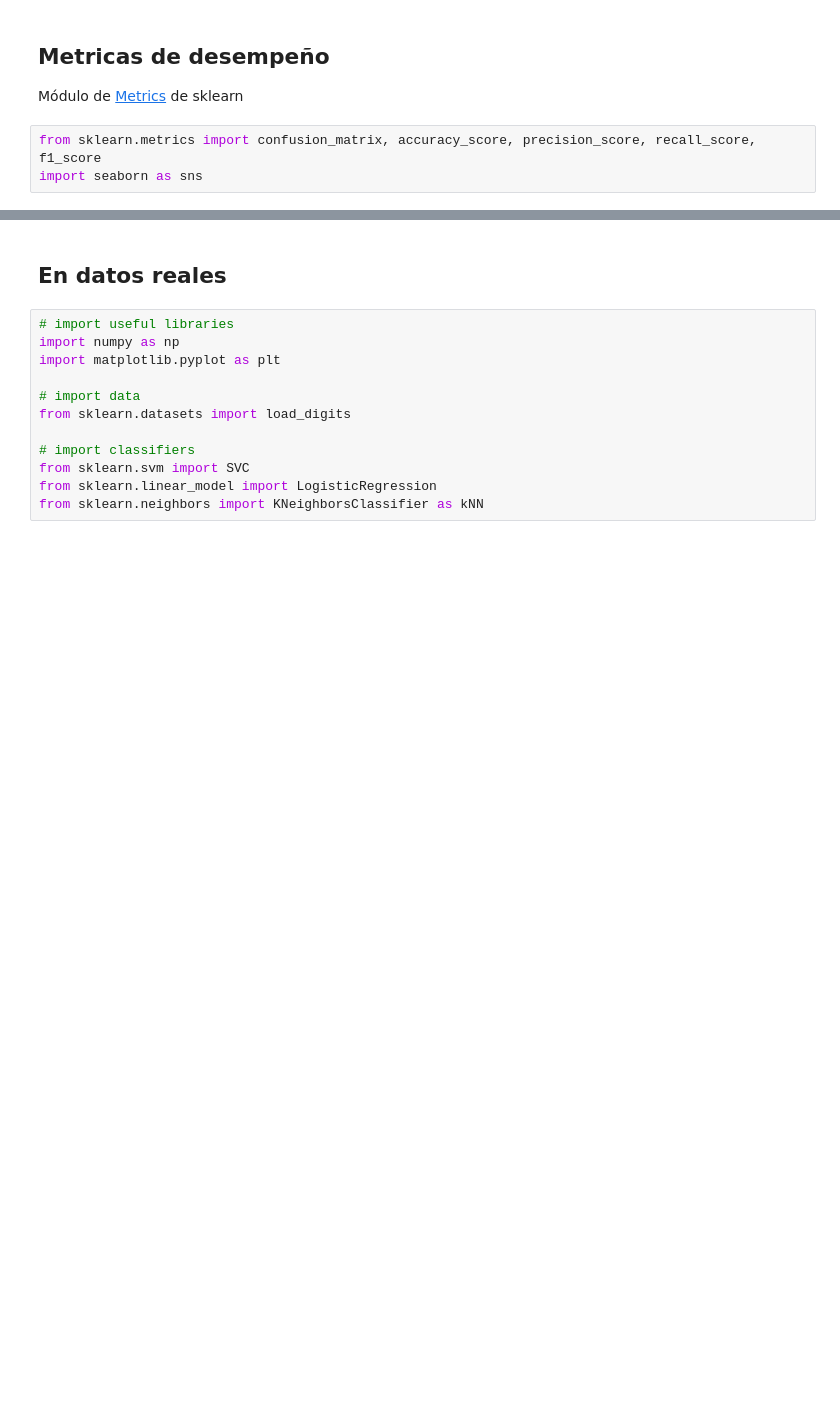
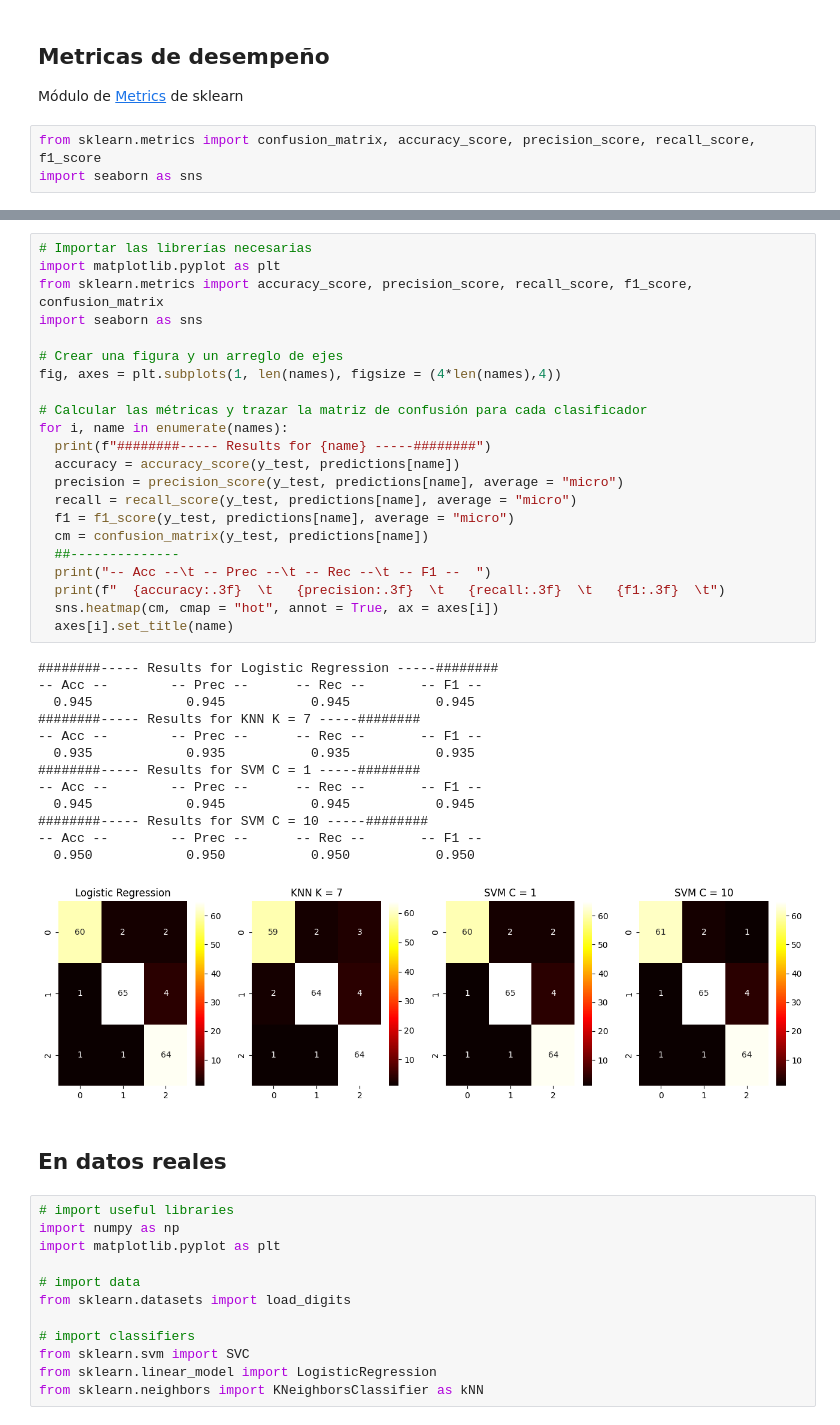
Before and after one commit to elshabday/machine_learning, a Jupyter notebook: Sem_05/Supervised_Metrics.ipynb, the cells around one changed output, grey strips where cells are left out. Cells and saved outputs as stored; diff of their text form; blank space fills up the shorter version.

```diff
--- a/Sem_05/Supervised_Metrics.ipynb
+++ b/Sem_05/Supervised_Metrics.ipynb
@@ -152,3 +114,39 @@ for name in names :
+# %%
+# Importar las librerías necesarias
+import matplotlib.pyplot as plt
+from sklearn.metrics import accuracy_score, precision_score, recall_score, f1_score, confusion_matrix
+import seaborn as sns
+
+# Crear una figura y un arreglo de ejes
+fig, axes = plt.subplots(1, len(names), figsize = (4*len(names),4))
+
+# Calcular las métricas y trazar la matriz de confusión para cada clasificador
+for i, name in enumerate(names):
+  print(f"########----- Results for {name} -----########")
+  accuracy = accuracy_score(y_test, predictions[name])
+  precision = precision_score(y_test, predictions[name], average = "micro")
+  recall = recall_score(y_test, predictions[name], average = "micro")
+  f1 = f1_score(y_test, predictions[name], average = "micro")
+  cm = confusion_matrix(y_test, predictions[name])
+  ##--------------
+  print("-- Acc --\t -- Prec --\t -- Rec --\t -- F1 --  ")
+  print(f"  {accuracy:.3f}  \t   {precision:.3f}  \t   {recall:.3f}  \t   {f1:.3f}  \t")
+  sns.heatmap(cm, cmap = "hot", annot = True, ax = axes[i])
+  axes[i].set_title(name)
+# %% [output]
+########----- Results for Logistic Regression -----########
+-- Acc --        -- Prec --      -- Rec --       -- F1 --
+  0.945            0.945           0.945           0.945
+########----- Results for KNN K = 7 -----########
+-- Acc --        -- Prec --      -- Rec --       -- F1 --
+  0.935            0.935           0.935           0.935
+########----- Results for SVM C = 1 -----########
+-- Acc --        -- Prec --      -- Rec --       -- F1 --
+  0.945            0.945           0.945           0.945
+########----- Results for SVM C = 10 -----########
+-- Acc --        -- Prec --      -- Rec --       -- F1 --
+  0.950            0.950           0.950           0.950
+[figure, added]
 # %% [markdown]
 ## En datos reales
 # %%
```
Also changed, not shown: parts of 3 cells of this notebook, 2 other files.
